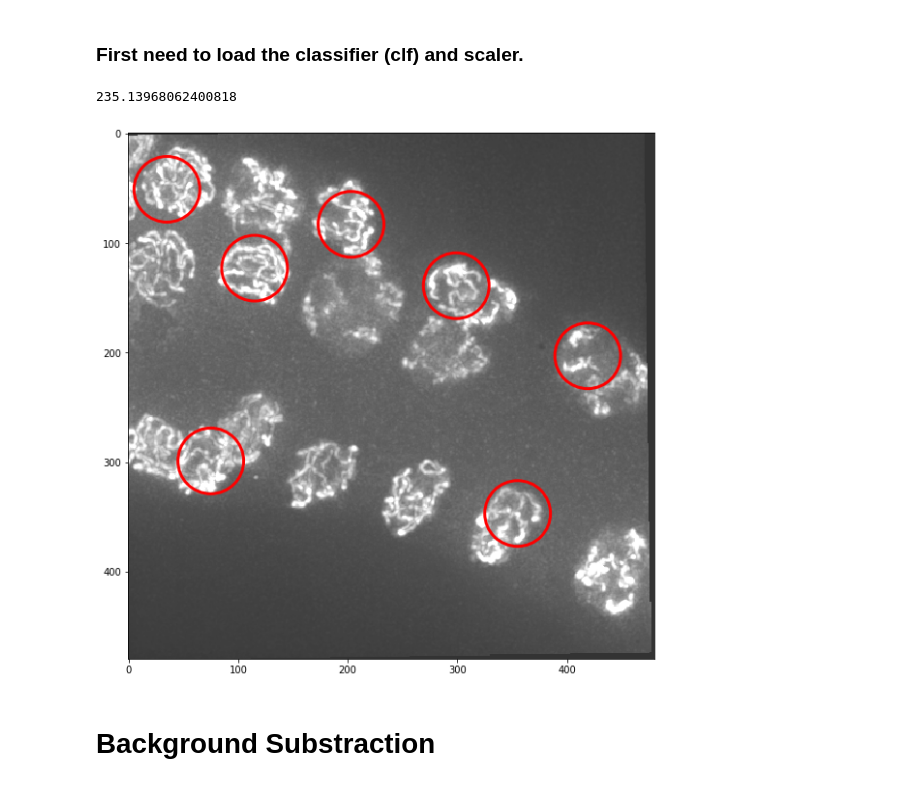
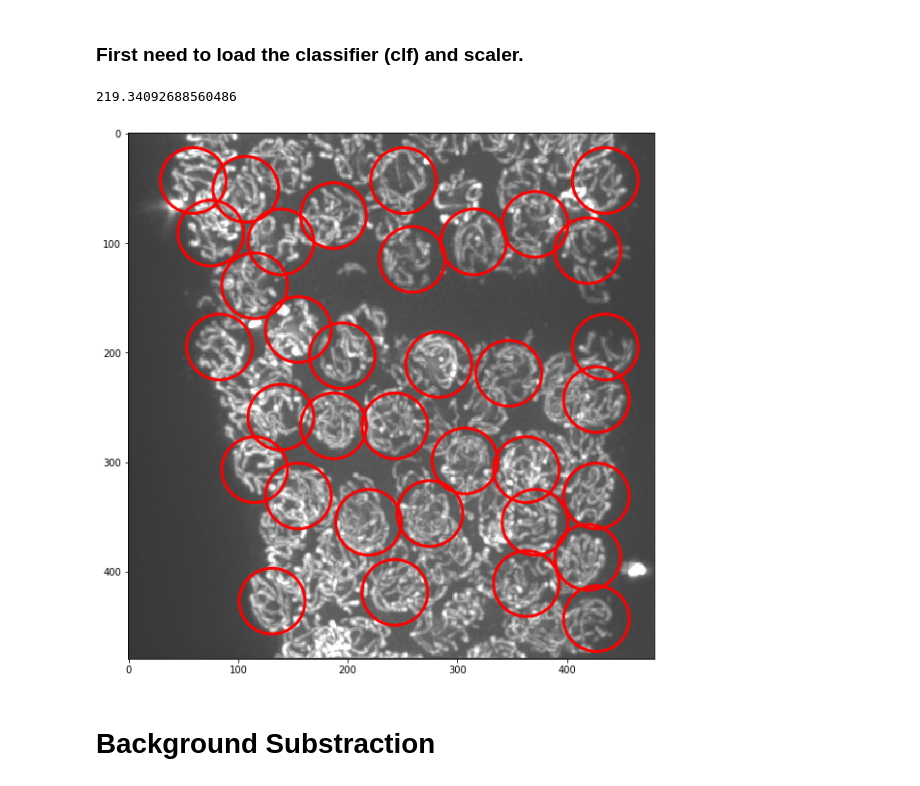
Before and after one commit to bioimage-analysis/Chloe_Chromosome_detection, a Jupyter notebook: notebook/analysis_data_Chloe.ipynb, the cells around one changed output. Drawn from its saved outputs; the diff is of its cells as text; code cells hidden in the pictures.

```diff
--- a/notebook/analysis_data_Chloe.ipynb
+++ b/notebook/analysis_data_Chloe.ipynb
@@ -71,7 +73,7 @@ skelete = load_data.skeleton_coord(position,time_point)
 # %% [markdown]
 ### In the path_img you can enter the name of your specific image "/....dv"
 # %%
-path_img = '/Users/Espenel/Desktop/Mini-Grant-Image-analysis/2018/Chloe/data_chloe/AV956_002/2019-05-30_CG006_chHTP3_rbGFP_AV956_002_visit_11_D3D_ALX.dv'
+path_img = '/Users/Espenel/Desktop/Mini-Grant-Image-analysis/2018/Chloe/data_chloe/cku-exo1_002/2017-04-12_RAD51-HTP3_cku80-exo1_002_visit_12_D3D_ALX.dv'
 # %%
 image, meta, directory = load_data.load_bioformats(path_img)
 # %% [markdown]
@@ -93,5 +95,5 @@ plt.legend([stage_pos, working_on], ["Stage Positions",
 # %%
-img = image[:,:,:,2]
+img = image[:,:,:,3]
 # %% [markdown]
 ### Optionally you can visualyze your data
 # %%
@@ -109,17 +111,17 @@ result = search.rolling_window(img, clf, scaler)
 tp_2 = time.time()
 print(tp_2-tp_1)
 # %% [output]
-235.13968062400818
+219.34092688560486
 # %%
-bbox_ML = search.non_max_suppression(result, probaThresh=0.8, overlapThresh=0.3)
+bbox_ML = search.non_max_suppression(result, probaThresh=0.1, overlapThresh=0.3)
 # %%
 fig, ax = plt.subplots(1, 1, figsize=(10, 10))
-ax.imshow(np.amax(img,axis=0), vmax=img.max()/2, alpha = 0.8)
+ax.imshow(np.amax(img,axis=0), vmax=img.max()/5, alpha = 0.8)
 for coord in bbox_ML:
     circles1 = patches.Circle((coord[0]+35,coord[1]+35),30, linewidth=3,edgecolor='r',facecolor='none')
     ax.add_patch(circles1)
 # %% [output]
-[figure, old version]
+[figure, new version]
 # %% [markdown]
 # Background Substraction
 # %%
```
Also changed, not shown: parts of 7 cells of this notebook.
